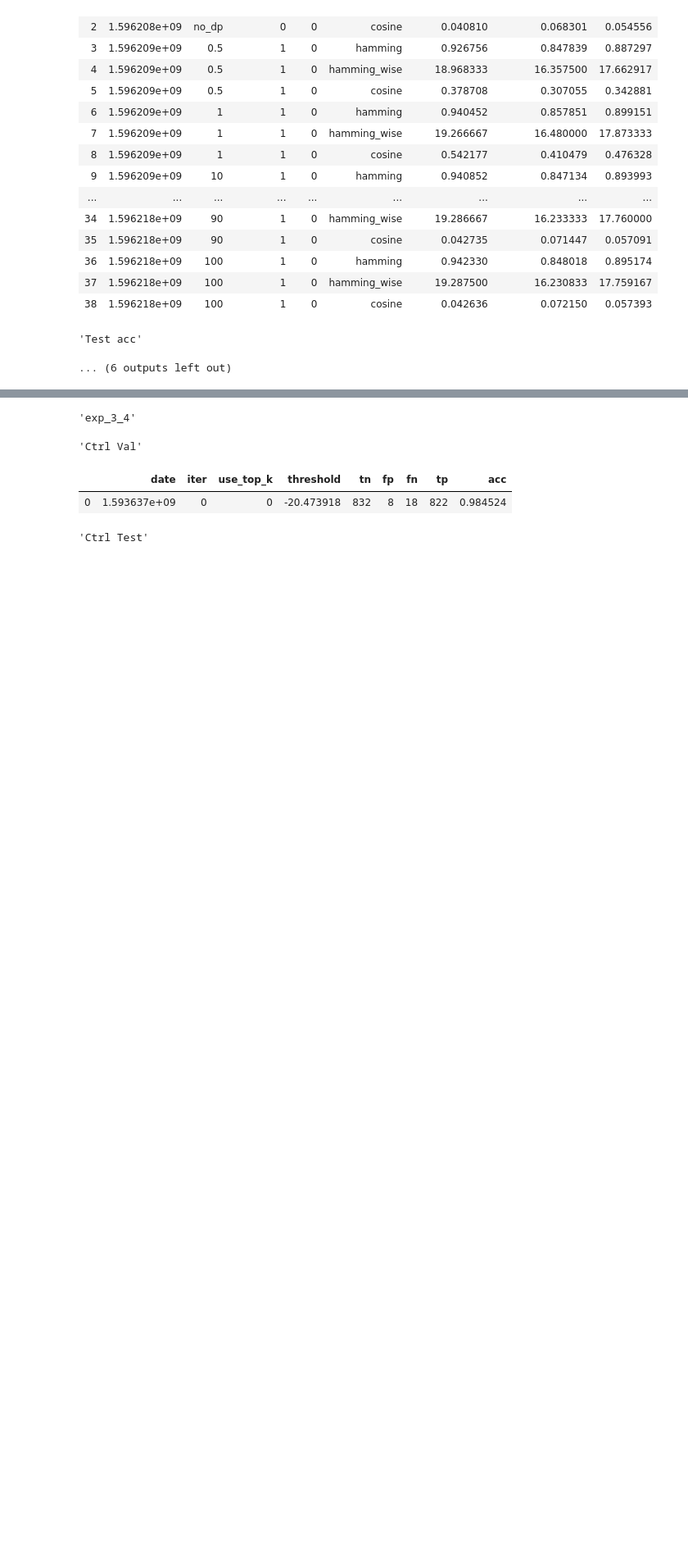
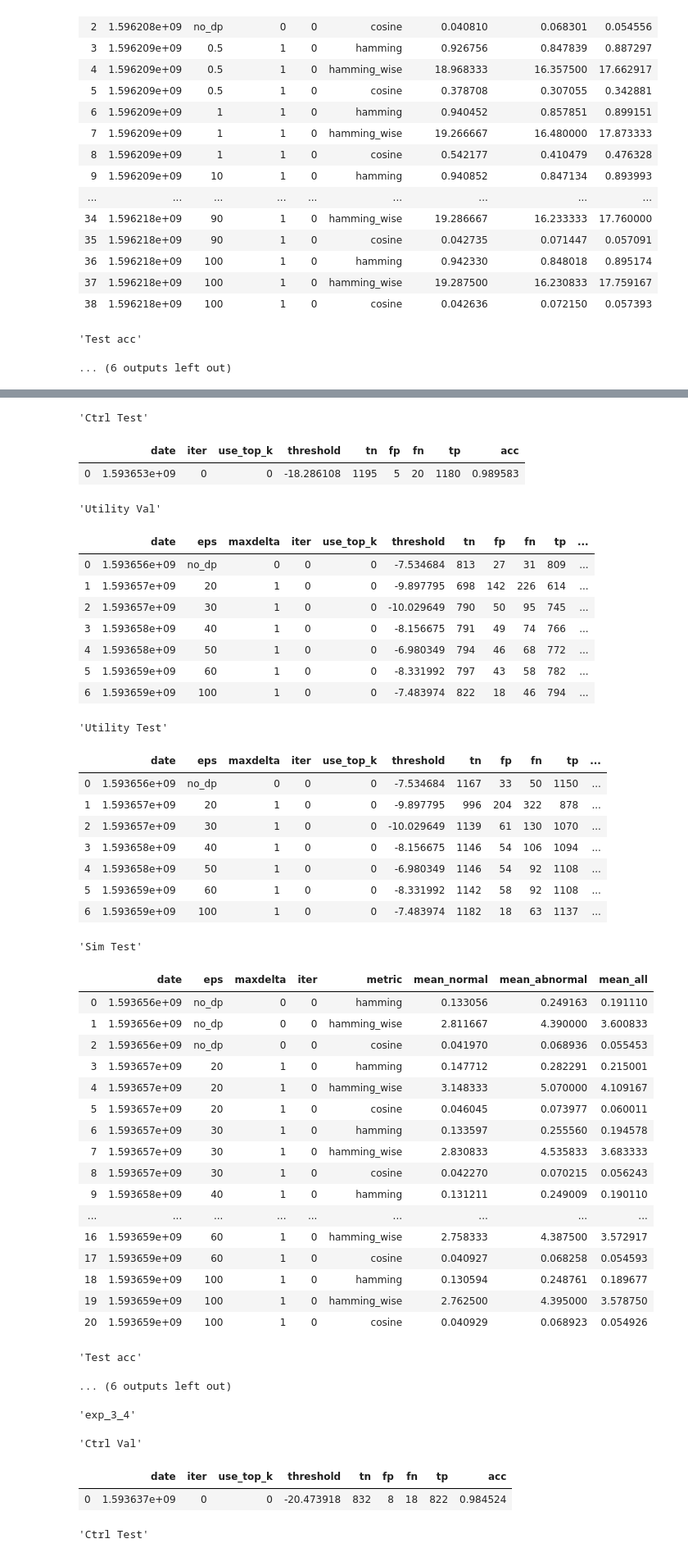
Before and after one commit to ramiroviszan/dp-gem, a Jupyter notebook: result_visualization.ipynb, the cells around one changed output, grey strips where cells are left out. Shown at 82% size. Cells and saved outputs as stored; diff of their text form; code cells hidden in the pictures; blank space fills up the shorter version.

```diff
--- a/result_visualization.ipynb
+++ b/result_visualization.ipynb
@@ -128,3 +128,14 @@ plt.show()
 | 38 | 1.596218e+09 | 100 | 1 | 0 | cosine | 0.042636 | 0.072150 | 0.057393 |
 'Test acc'
 ... (6 outputs left out)
+# %%
+exps = ['exp_4_3']
+plot_lengends = []
+for exp_name in exps:
+    display(exp_name)
+    legend = process_res(exp_name, show_tables=True)
+    plot_lengends = plot_lengends + legend
+
+plt.legend(plot_lengends)
+plt.show()
+# %% [output]
@@ -131,3 +146,44 @@ plt.show()
+'Ctrl Test'
+|  | date | iter | use_top_k | threshold | tn | fp | fn | tp | acc |
+| 0 | 1.593653e+09 | 0 | 0 | -18.286108 | 1195 | 5 | 20 | 1180 | 0.989583 |
+'Utility Val'
+|  | date | eps | maxdelta | iter | use_top_k | threshold | tn | fp | fn | tp | ... |
+| 0 | 1.593656e+09 | no_dp | 0 | 0 | 0 | -7.534684 | 813 | 27 | 31 | 809 | ... |
+| 1 | 1.593657e+09 | 20 | 1 | 0 | 0 | -9.897795 | 698 | 142 | 226 | 614 | ... |
+| 2 | 1.593657e+09 | 30 | 1 | 0 | 0 | -10.029649 | 790 | 50 | 95 | 745 | ... |
+| 3 | 1.593658e+09 | 40 | 1 | 0 | 0 | -8.156675 | 791 | 49 | 74 | 766 | ... |
+| 4 | 1.593658e+09 | 50 | 1 | 0 | 0 | -6.980349 | 794 | 46 | 68 | 772 | ... |
+| 5 | 1.593659e+09 | 60 | 1 | 0 | 0 | -8.331992 | 797 | 43 | 58 | 782 | ... |
+| 6 | 1.593659e+09 | 100 | 1 | 0 | 0 | -7.483974 | 822 | 18 | 46 | 794 | ... |
+'Utility Test'
+|  | date | eps | maxdelta | iter | use_top_k | threshold | tn | fp | fn | tp | ... |
+| 0 | 1.593656e+09 | no_dp | 0 | 0 | 0 | -7.534684 | 1167 | 33 | 50 | 1150 | ... |
+| 1 | 1.593657e+09 | 20 | 1 | 0 | 0 | -9.897795 | 996 | 204 | 322 | 878 | ... |
+| 2 | 1.593657e+09 | 30 | 1 | 0 | 0 | -10.029649 | 1139 | 61 | 130 | 1070 | ... |
+| 3 | 1.593658e+09 | 40 | 1 | 0 | 0 | -8.156675 | 1146 | 54 | 106 | 1094 | ... |
+| 4 | 1.593658e+09 | 50 | 1 | 0 | 0 | -6.980349 | 1146 | 54 | 92 | 1108 | ... |
+| 5 | 1.593659e+09 | 60 | 1 | 0 | 0 | -8.331992 | 1142 | 58 | 92 | 1108 | ... |
+| 6 | 1.593659e+09 | 100 | 1 | 0 | 0 | -7.483974 | 1182 | 18 | 63 | 1137 | ... |
+'Sim Test'
+|  | date | eps | maxdelta | iter | metric | mean_normal | mean_abnormal | mean_all |
+| 0 | 1.593656e+09 | no_dp | 0 | 0 | hamming | 0.133056 | 0.249163 | 0.191110 |
+| 1 | 1.593656e+09 | no_dp | 0 | 0 | hamming_wise | 2.811667 | 4.390000 | 3.600833 |
+| 2 | 1.593656e+09 | no_dp | 0 | 0 | cosine | 0.041970 | 0.068936 | 0.055453 |
+| 3 | 1.593657e+09 | 20 | 1 | 0 | hamming | 0.147712 | 0.282291 | 0.215001 |
+| 4 | 1.593657e+09 | 20 | 1 | 0 | hamming_wise | 3.148333 | 5.070000 | 4.109167 |
+| 5 | 1.593657e+09 | 20 | 1 | 0 | cosine | 0.046045 | 0.073977 | 0.060011 |
+| 6 | 1.593657e+09 | 30 | 1 | 0 | hamming | 0.133597 | 0.255560 | 0.194578 |
+| 7 | 1.593657e+09 | 30 | 1 | 0 | hamming_wise | 2.830833 | 4.535833 | 3.683333 |
+| 8 | 1.593657e+09 | 30 | 1 | 0 | cosine | 0.042270 | 0.070215 | 0.056243 |
+| 9 | 1.593658e+09 | 40 | 1 | 0 | hamming | 0.131211 | 0.249009 | 0.190110 |
+| ... | ... | ... | ... | ... | ... | ... | ... | ... |
+| 16 | 1.593659e+09 | 60 | 1 | 0 | hamming_wise | 2.758333 | 4.387500 | 3.572917 |
+| 17 | 1.593659e+09 | 60 | 1 | 0 | cosine | 0.040927 | 0.068258 | 0.054593 |
+| 18 | 1.593659e+09 | 100 | 1 | 0 | hamming | 0.130594 | 0.248761 | 0.189677 |
+| 19 | 1.593659e+09 | 100 | 1 | 0 | hamming_wise | 2.762500 | 4.395000 | 3.578750 |
+| 20 | 1.593659e+09 | 100 | 1 | 0 | cosine | 0.040929 | 0.068923 | 0.054926 |
+'Test acc'
+... (6 outputs left out)
 # %%
 exps = ['exp_3_4']
 plot_lengends = []
```
Also changed, not shown: parts of 1 cell of this notebook, 5 other files.
